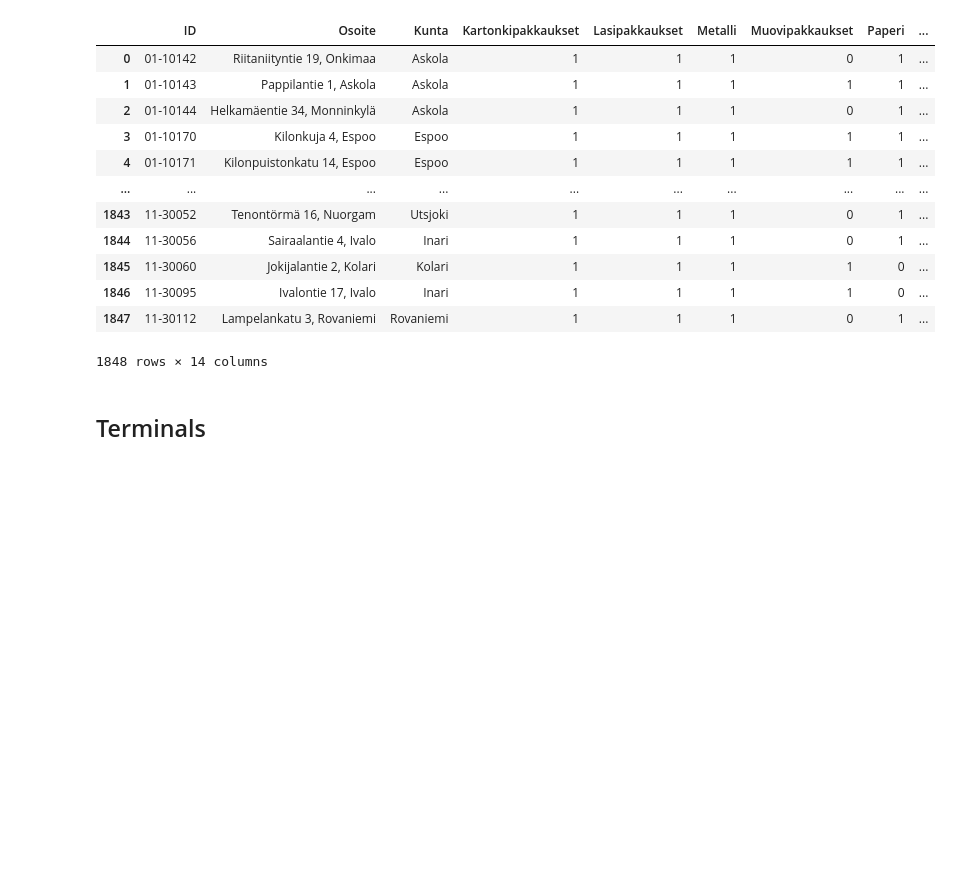
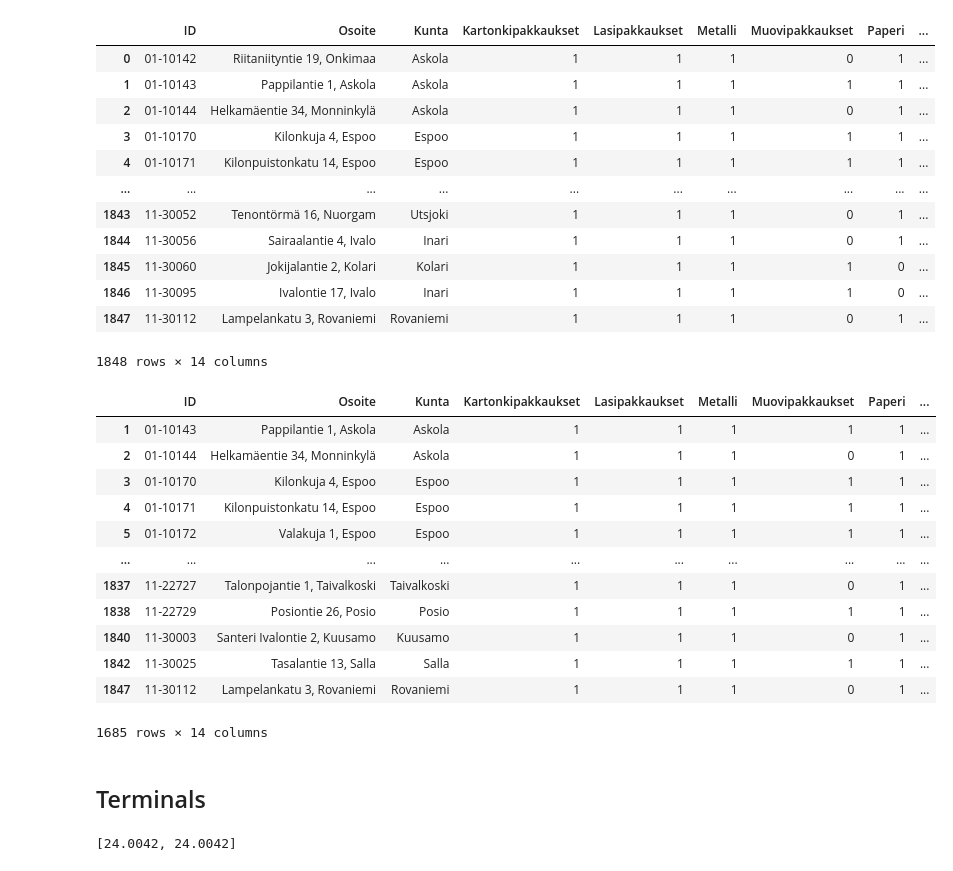
Before and after one commit to hamk-uas/logistics_sim, a Jupyter notebook: geo_data_exploration.ipynb, the cells around one changed output. Cells and saved outputs as stored; diff of their text form; code cells hidden in the pictures; blank space fills up the shorter version.

```diff
--- a/geo_data_exploration.ipynb
+++ b/geo_data_exploration.ipynb
@@ -144,6 +144,22 @@ df[df['Lasipakkaukset']==1]
 | 1846 | 11-30095 | Ivalontie 17, Ivalo | Inari | 1 | 1 | 1 | 1 | 0 | ... |
 | 1847 | 11-30112 | Lampelankatu 3, Rovaniemi | Rovaniemi | 1 | 1 | 1 | 0 | 1 | ... |
 1848 rows × 14 columns
+# %%
+df[df['latitude']<=67]
+# %% [output]
+|  | ID | Osoite | Kunta | Kartonkipakkaukset | Lasipakkaukset | Metalli | Muovipakkaukset | Paperi | ... |
+| 1 | 01-10143 | Pappilantie 1, Askola | Askola | 1 | 1 | 1 | 1 | 1 | ... |
+| 2 | 01-10144 | Helkamäentie 34, Monninkylä | Askola | 1 | 1 | 1 | 0 | 1 | ... |
+| 3 | 01-10170 | Kilonkuja 4, Espoo | Espoo | 1 | 1 | 1 | 1 | 1 | ... |
+| 4 | 01-10171 | Kilonpuistonkatu 14, Espoo | Espoo | 1 | 1 | 1 | 1 | 1 | ... |
+| 5 | 01-10172 | Valakuja 1, Espoo | Espoo | 1 | 1 | 1 | 1 | 1 | ... |
+| ... | ... | ... | ... | ... | ... | ... | ... | ... | ... |
+| 1837 | 11-22727 | Talonpojantie 1, Taivalkoski | Taivalkoski | 1 | 1 | 1 | 0 | 1 | ... |
+| 1838 | 11-22729 | Posiontie 26, Posio | Posio | 1 | 1 | 1 | 1 | 1 | ... |
+| 1840 | 11-30003 | Santeri Ivalontie 2, Kuusamo | Kuusamo | 1 | 1 | 1 | 0 | 1 | ... |
+| 1842 | 11-30025 | Tasalantie 13, Salla | Salla | 1 | 1 | 1 | 1 | 1 | ... |
+| 1847 | 11-30112 | Lampelankatu 3, Rovaniemi | Rovaniemi | 1 | 1 | 1 | 0 | 1 | ... |
+1685 rows × 14 columns
 # %%
 #geo_json
 # %% [markdown]
@@ -563,3 +579,12 @@ terminals = {'type': 'FeatureCollection',
 # %%
 with open('geo_data/terminals.geojson','w') as f:
     json.dump(terminals, f, indent=4)
+# %%
+for t in terminals['features']:
+    c = [0,1]
+    c[0] =  t['geometry']['coordinates'][1]
+    c[1] =  t['geometry']['coordinates'][0]
+    print(c)
+    break
+# %% [output]
+[24.0042, 24.0042]
```
Also changed, not shown: 1 other file.
